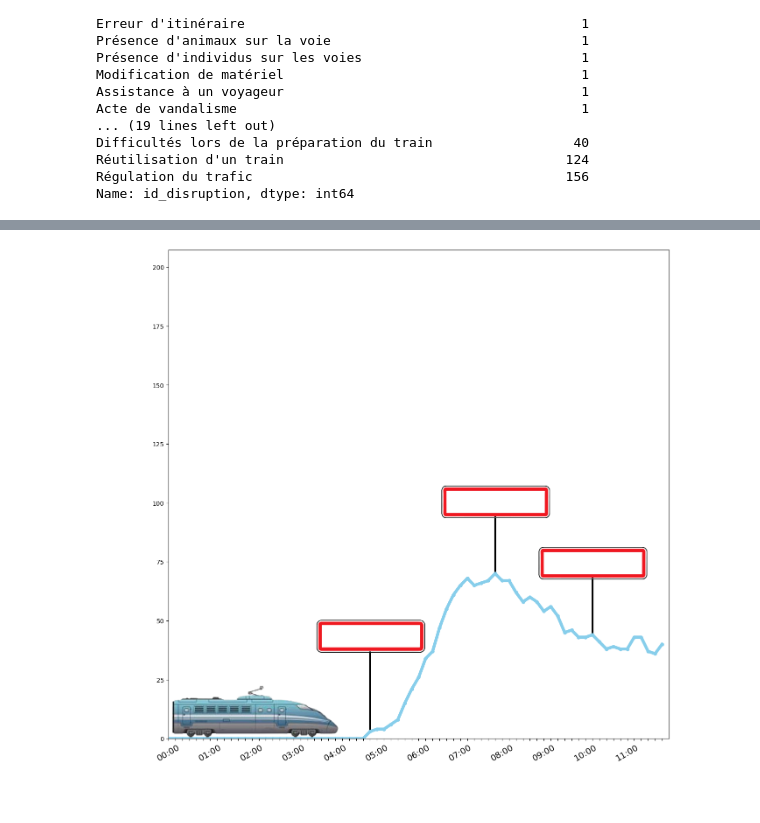
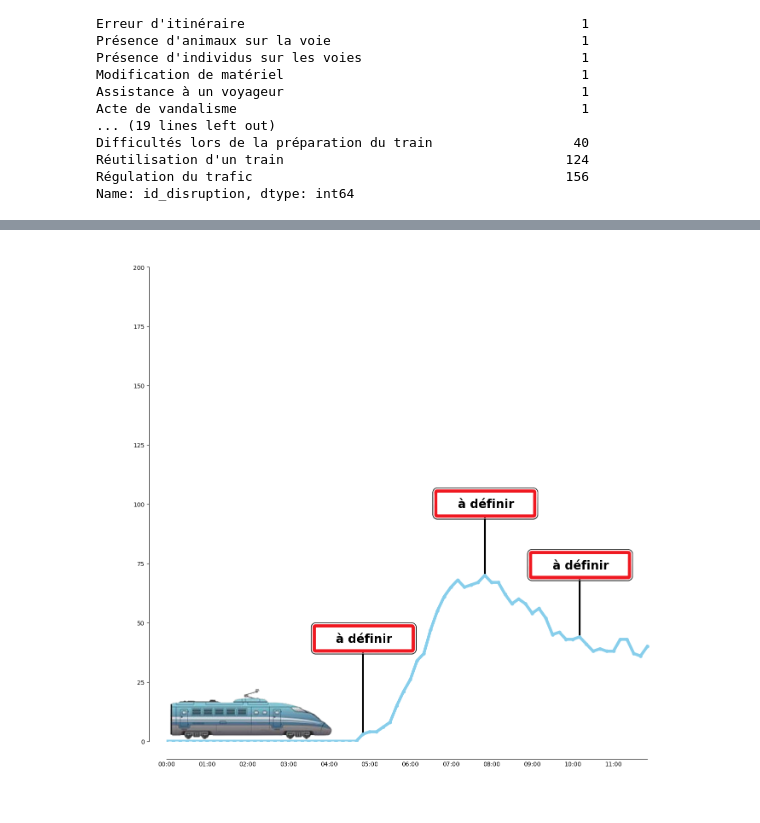
Before and after one commit to KylianSts/Perturbations_transport_public, a Jupyter notebook: TGV_TER_database_analysis.ipynb, the cells around one changed output, grey strips where cells are left out. Drawn from its saved outputs; the diff is of its cells as text; code cells hidden in the pictures.

Commit message:
Avancement graph 3

```diff
--- a/TGV_TER_database_analysis.ipynb
+++ b/TGV_TER_database_analysis.ipynb
@@ -756,7 +758,8 @@ disrupiton_by_ten_1 = disrupiton_by_ten[:72]
 
 plt.figure(figsize=(12, 12))
 plt.plot(range(len(disrupiton_by_ten_1)), disrupiton_by_ten_1, c='skyblue', lw=5, marker='o', markersize=5)
-plt.xticks(range(len(disrupiton_by_ten_1)), hours_intervals_name[:72], rotation=30, fontsize=14)
+plt.xticks(range(len(disrupiton_by_ten_1)), hours_intervals_name[:72])
+plt.tick_params(axis='x', which='both', length=0)
 plt.tight_layout()
 
 #xlim et ylim
@@ -787,31 +790,33 @@ max_index_2 = disrupiton_by_ten_1.index(max_value_2)
 
 
 list_value = [start_value, max_value,max_value_2]
 list_index = [start_index, max_index,max_index_2]
 
 
 img_arrets = mpimg.imread('Data/arrets_wb.png')
 imagebox_arrets = OffsetImage(img_arrets, zoom=0.2)
 
 for i in range(len(list_value)):
 
     if i == 0 :
         y_offset = list_value[i] + 40
     else :
         y_offset = list_value[i] + 30
 
     ab_arrets = AnnotationBbox(imagebox_arrets, (list_index[i], y_offset), frameon=False)
     plt.gca().add_artist(ab_arrets)
 
     xyA = (list_index[i], y_offset-5)
     xyB = (list_index[i], list_value[i])
 
     con = ConnectionPatch(xyA=xyA, xyB=xyB, coordsA="data", coordsB="data",lw=3, mutation_scale=10)
 
     plt.gca().add_artist(con)
 
+    plt.text(list_index[i]-4, y_offset, 'à définir', verticalalignment='center', fontsize=20, color='black', fontweight='bold')
 
+sns.despine(offset=30, trim=True)
 plt.savefig("Perturbation_journée_part1.png", dpi=300)
 plt.show()
 # %% [output]
-[figure, old version]
+[figure, new version]
```
Also changed, not shown: parts of 14 cells of this notebook.
